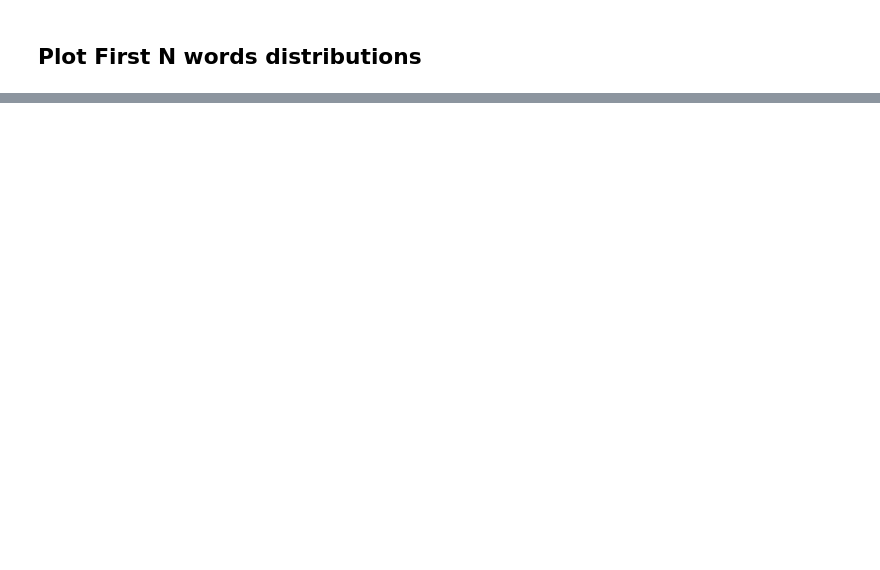
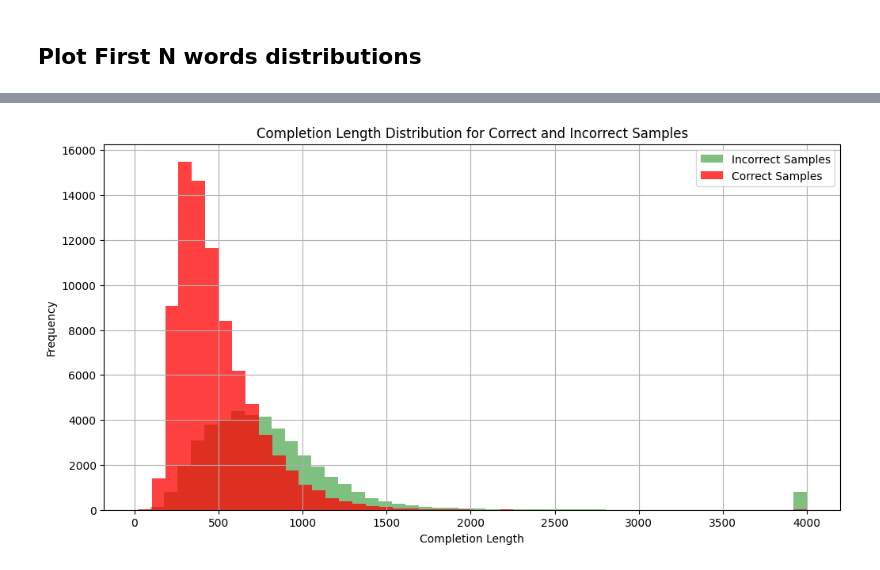
Before and after one commit to michaelnny/rl4llm, a Jupyter notebook: notebooks/analyze_samples.ipynb, the cells around one changed output, grey strips where cells are left out. Cells and saved outputs as stored; diff of their text form; code cells hidden in the pictures; blank space fills up the shorter version.

Commit message:
working on sample analysis notebooks

```diff
--- a/notebooks/analyze_samples.ipynb
+++ b/notebooks/analyze_samples.ipynb
@@ -245,0 +293,17 @@ plt.show()
+# %%
+# Separate the correct and incorrect samples based on accuracy_reward
+correct_samples = df_samples[df_samples['accuracy_reward'] == 1]
+incorrect_samples = df_samples[df_samples['accuracy_reward'] == 0]
+
+# Plot the histogram for completion length distribution
+plt.figure(figsize=(12, 6))
+plt.hist(incorrect_samples['completion_length'], bins=50, alpha=0.5, label='Incorrect Samples', color='g')
+plt.hist(correct_samples['completion_length'], bins=50, alpha=0.75, label='Correct Samples', color='r')
+plt.xlabel('Completion Length')
+plt.ylabel('Frequency')
+plt.title('Completion Length Distribution for Correct and Incorrect Samples')
+plt.legend(loc='upper right')
+plt.grid(True)
+plt.show()
+# %% [output]
+[figure, added]
```
Also changed, not shown: parts of 11 cells of this notebook, 28 other files.
